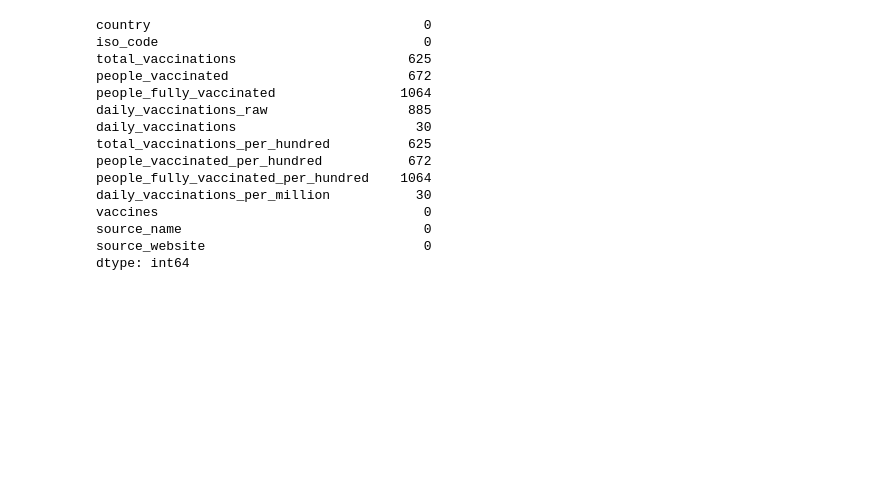
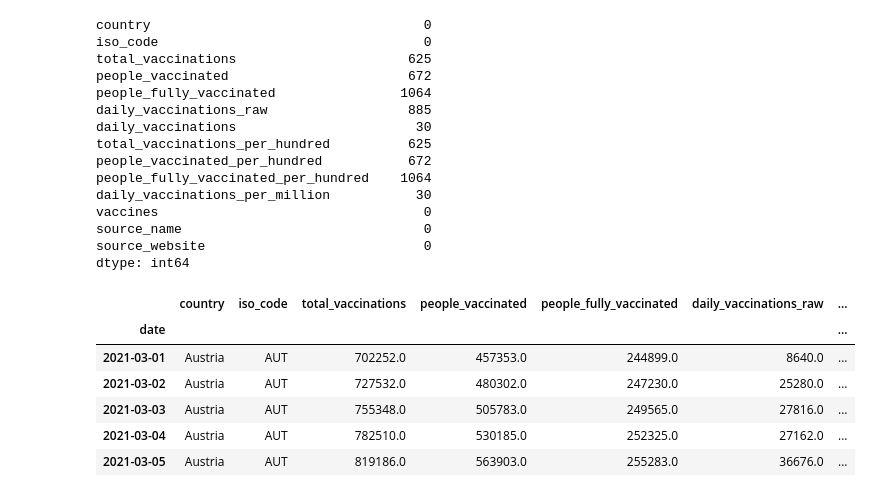
Before and after one commit to Nonoelle06/TechLabs-Covid, a Jupyter notebook: tests_scotti.ipynb, the cells around one changed output. Saved outputs shown, nothing was run; the diff lists cells and outputs as text; code cells hidden in the pictures; blank space fills up the shorter version.

```diff
--- a/tests_scotti.ipynb
+++ b/tests_scotti.ipynb
@@ -167,0 +156,14 @@ dtype: int64
+# %%
+# dealing with the time intervall
+# start from 01.03.2021
+condition = df_europ_vacc.index >= pd.Timestamp(2021, 3, 1)
+df_europ_vacc = df_europ_vacc.loc[condition]
+df_europ_vacc.head()
+# %% [output]
+|  | country | iso_code | total_vaccinations | people_vaccinated | people_fully_vaccinated | daily_vaccinations_raw | ... |
+| date |  |  |  |  |  |  | ... |
+| 2021-03-01 | Austria | AUT | 702252.0 | 457353.0 | 244899.0 | 8640.0 | ... |
+| 2021-03-02 | Austria | AUT | 727532.0 | 480302.0 | 247230.0 | 25280.0 | ... |
+| 2021-03-03 | Austria | AUT | 755348.0 | 505783.0 | 249565.0 | 27816.0 | ... |
+| 2021-03-04 | Austria | AUT | 782510.0 | 530185.0 | 252325.0 | 27162.0 | ... |
+| 2021-03-05 | Austria | AUT | 819186.0 | 563903.0 | 255283.0 | 36676.0 | ... |
```
Also changed, not shown: parts of 5 cells of this notebook, 4 other files.
